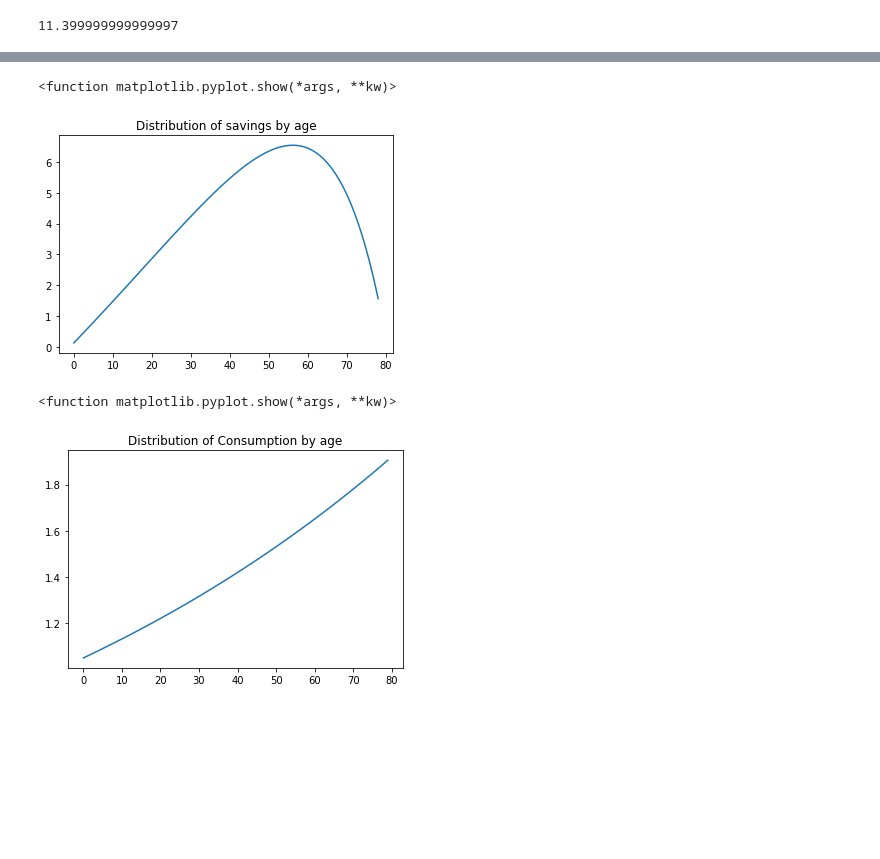
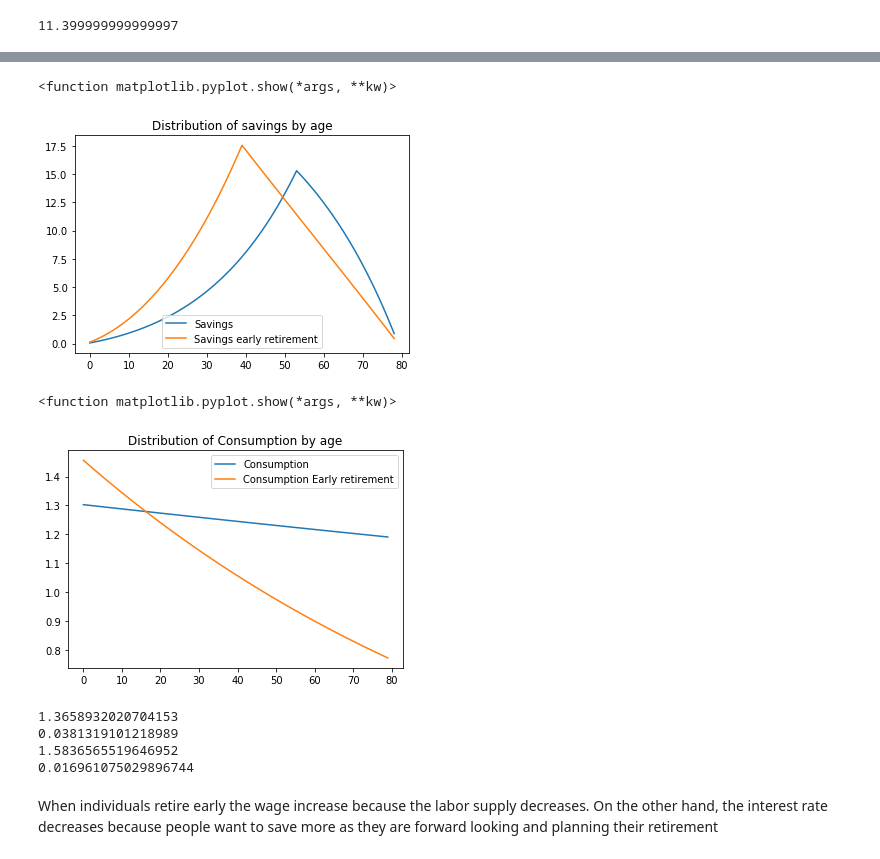
Before and after one commit to tpellet/BootCamp2019, a Jupyter notebook: ProblemSets/Econ/Week 4 - OLG Models/OG_Chapter3.ipynb, the cells around one changed output, grey strips where cells are left out. Drawn from its saved outputs; the diff is of its cells as text; code cells hidden in the pictures; blank space fills up the shorter version.

```diff
--- a/ProblemSets/Econ/Week 4 - OLG Models/OG_Chapter3.ipynb
+++ b/ProblemSets/Econ/Week 4 - OLG Models/OG_Chapter3.ipynb
@@ -39,9 +39,9 @@ def uprime(c):
 
 def cf(b_ss, nvec):
     c_ss = np.empty(S)
-    c_ss[0] = wf(b_ss, nvec) - b_ss[0]
+    c_ss[0] = wf(b_ss, nvec)*nvec[0] - b_ss[0]
     for i in range(1, S-1):
-        c_ss[i] = wf(b_ss, nvec) - b_ss[i] + b_ss[i-1]*(1+rf(b_ss, nvec))
+        c_ss[i] = wf(b_ss, nvec)*nvec[i] - b_ss[i] + b_ss[i-1]*(1+rf(b_ss, nvec))
 
     c_ss[-1] = wf(b_ss, nvec) * nvec[-1] + (1+rf(b_ss, nvec))*b_ss[-1]
 
@@ -84,6 +84,7 @@ def get_SS(params, bvec_guess, SS_graphs):
 
     K_ss = np.sum(b_ss)
     L_ss = np.sum(nvec)
+    print("LSS is", L_ss)
 
     # Compute Euler Error
     r_ss = rf(b_ss, nvec)
@@ -152,0 +163,8 @@ It took 0.6 seconds to solve the OLG model
+# %%
+
+### Early retirement
+nvec = np.ones(S)
+nvec[40:] = 0.2
+print("nvec_early is ", nvec)
+params = nvec, A, α, δ, β, S
+result_early = get_SS(params, bvec, False)
@@ -153,14 +195,30 @@ It took 0.6 seconds to solve the OLG model
 # %%
-plt.plot(result['b_ss'])
+plt.plot(result['b_ss'], label="Savings")
+plt.plot(result_early['b_ss'], label="Savings early retirement")
 plt.title('Distribution of savings by age')
+plt.legend()
 plt.show
 # %% [output]
 <function matplotlib.pyplot.show(*args, **kw)>
-[figure, old version]
+[figure, new version]
 # %%
-plt.plot(result['c_ss'])
+plt.plot(result['c_ss'], label="Consumption")
+plt.plot(result_early['c_ss'], label="Consumption Early retirement")
+plt.legend()
 plt.title('Distribution of Consumption by age')
 plt.show
 # %% [output]
 <function matplotlib.pyplot.show(*args, **kw)>
-[figure, old version]
+[figure, new version]
+# %%
+print(result["w_ss"])
+print(result["r_ss"])
+print(result_early["w_ss"])
+print(result_early["r_ss"])
+# %% [output]
+1.3658932020704153
+0.0381319101218989
+1.5836565519646952
+0.016961075029896744
+# %% [markdown]
+When individuals retire early the wage increase because the labor supply decreases. On the other hand, the interest rate decreases because people want to save more as they are forward looking and planning their retirement
```
Also changed, not shown: parts of 2 cells of this notebook, 1 other file.
